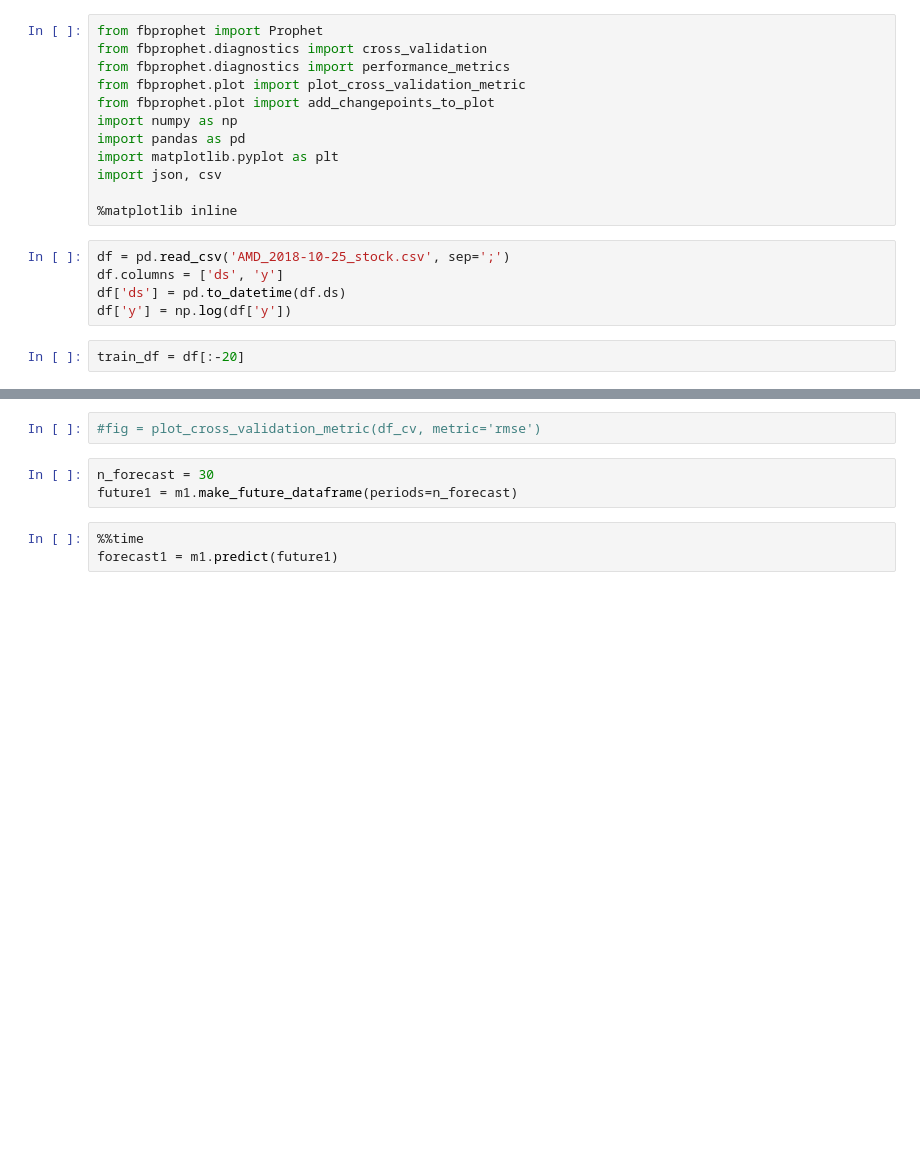
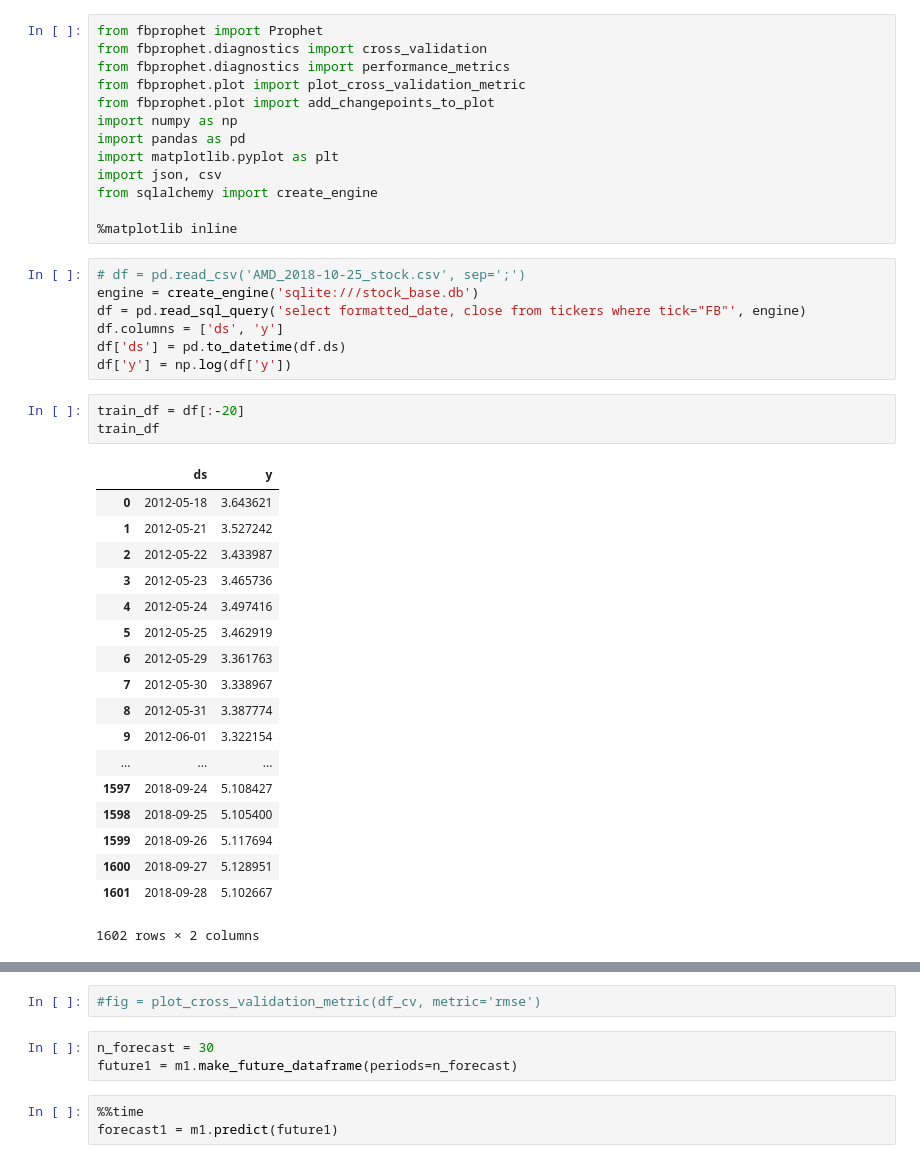
Before and after one commit to Lyu-lyu/project_prophet, a Jupyter notebook: prophet_28102018_fb.ipynb, the cells around one changed output, grey strips where cells are left out. Cells and saved outputs as stored; diff of their text form; blank space fills up the shorter version.

```diff
--- a/prophet_28102018_fb.ipynb
+++ b/prophet_28102018_fb.ipynb
@@ -8,15 +8,38 @@ import numpy as np
 import pandas as pd
 import matplotlib.pyplot as plt
 import json, csv
+from sqlalchemy import create_engine
 
 %matplotlib inline
 # %%
-df = pd.read_csv('AMD_2018-10-25_stock.csv', sep=';')
+# df = pd.read_csv('AMD_2018-10-25_stock.csv', sep=';')
+engine = create_engine('sqlite:///stock_base.db')
+df = pd.read_sql_query('select formatted_date, close from tickers where tick="FB"', engine)
 df.columns = ['ds', 'y']
 df['ds'] = pd.to_datetime(df.ds)
 df['y'] = np.log(df['y'])
 # %%
 train_df = df[:-20]
+train_df
+# %% [output]
+|  | ds | y |
+| 0 | 2012-05-18 | 3.643621 |
+| 1 | 2012-05-21 | 3.527242 |
+| 2 | 2012-05-22 | 3.433987 |
+| 3 | 2012-05-23 | 3.465736 |
+| 4 | 2012-05-24 | 3.497416 |
+| 5 | 2012-05-25 | 3.462919 |
+| 6 | 2012-05-29 | 3.361763 |
+| 7 | 2012-05-30 | 3.338967 |
+| 8 | 2012-05-31 | 3.387774 |
+| 9 | 2012-06-01 | 3.322154 |
+| ... | ... | ... |
+| 1597 | 2018-09-24 | 5.108427 |
+| 1598 | 2018-09-25 | 5.105400 |
+| 1599 | 2018-09-26 | 5.117694 |
+| 1600 | 2018-09-27 | 5.128951 |
+| 1601 | 2018-09-28 | 5.102667 |
+1602 rows × 2 columns
 # %%
 train_df.set_index('ds').plot(figsize=(20, 5))
 # %% [output]
```
Also changed, not shown: parts of 9 cells of this notebook.
